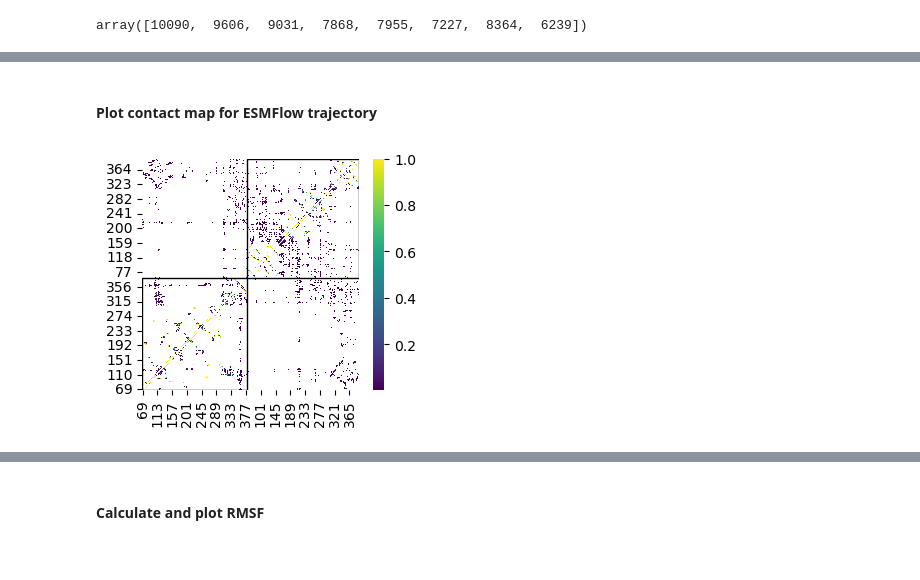
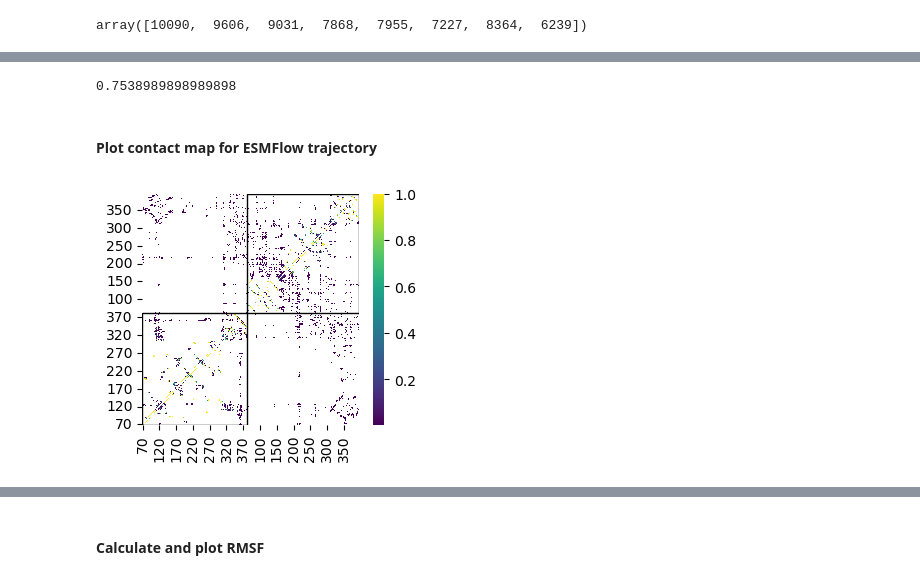
Before and after one commit to lcscs12345/ppi_conservation, a Jupyter notebook: jupyter_notebooks/wnt_ror.ipynb, the cells around one changed output, grey strips where cells are left out. Drawn from its saved outputs; the diff is of its cells as text; code cells hidden in the pictures.

```diff
--- a/jupyter_notebooks/wnt_ror.ipynb
+++ b/jupyter_notebooks/wnt_ror.ipynb
@@ -474,3 +520,7 @@ array([10090,  9606,  9031,  7868,  7955,  7227,  8364,  6239])
+# %%
+scores[scores['TM-scores']>0.5].shape[0] / scores.shape[0]
+# %% [output]
+0.7538989898989898
 # %% [markdown]
 #### Plot contact map for ESMFlow trajectory
 # %%
@@ -482,14 +532,16 @@ import matplotlib.pyplot as plt
 traj = md.load('../data/WNT5A_HUMAN_and_ROR2_HUMAN.pdb.gz')
 traj_contacts = ContactFrequency(traj)
 traj_contacts = traj_contacts.residue_contacts.df
-traj_contacts.index = list(range(69,69+311)) + list(range(60,60+335))
-traj_contacts.columns = list(range(69,69+311)) + list(range(60,60+335))
+# traj_contacts.index = list(range(69,69+311)) + list(range(60,60+335))
+# traj_contacts.columns = list(range(69,69+311)) + list(range(60,60+335))
+traj_contacts.index = list(range(70,70+311)) + list(range(61,61+335))
+traj_contacts.columns = list(range(70,70+311)) + list(range(61,61+335))
 # %%
 plt.figure(figsize=(3.5,3))
-ax = sns.heatmap(traj_contacts, cmap='viridis')
+ax = sns.heatmap(traj_contacts, cmap='viridis', xticklabels = 50, yticklabels = 50)
 ax.invert_yaxis()
 ax.axvspan(xmin=0, xmax=311, ymax=311/traj_contacts.shape[0], edgecolor='k', facecolor='None')
 ax.axvspan(xmin=311, xmax=traj_contacts.shape[0], ymin=311/traj_contacts.shape[0], edgecolor='k', facecolor='None')
 plt.savefig('../figs/contact_map.pdf')
 # %% [output]
-[figure, old version]
+[figure, new version]
```
Also changed, not shown: parts of 5 cells of this notebook.
